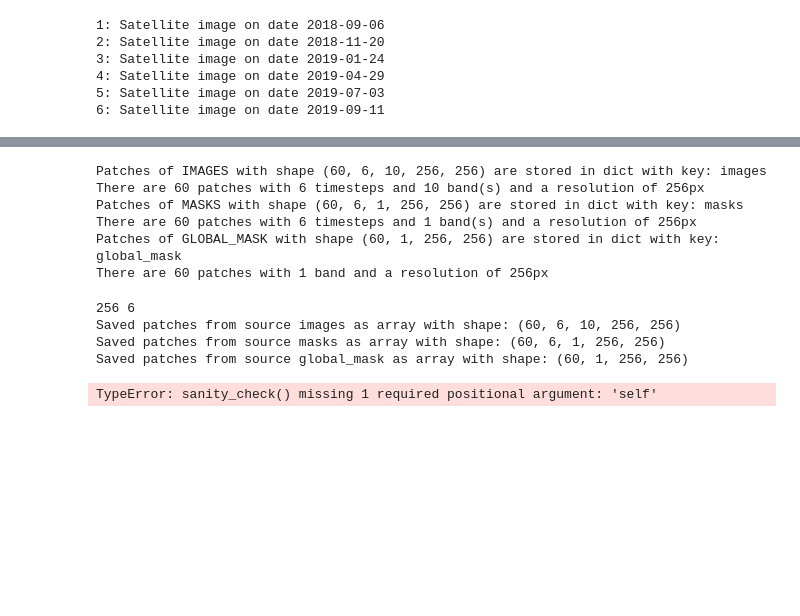
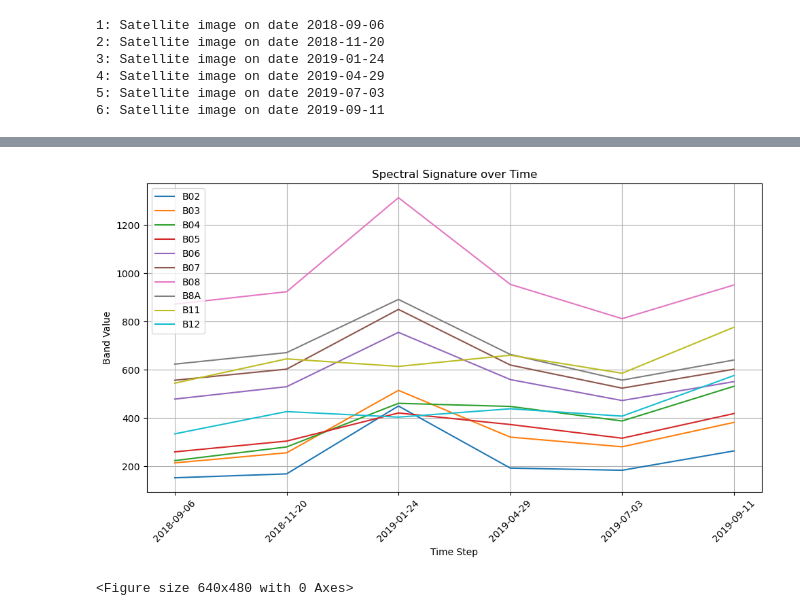
Before and after one commit to PaulH97/SatelliteDataCube, a Jupyter notebook: demo/setup_datacube.ipynb, the cells around one changed output, grey strips where cells are left out. Saved outputs shown, nothing was run; the diff lists cells and outputs as text; code cells hidden in the pictures; blank space fills up the shorter version.

```diff
--- a/demo/setup_datacube.ipynb
+++ b/demo/setup_datacube.ipynb
@@ -82,28 +43,0 @@ S2_Chimanimani_pt256_ts10 = S2_Chimanimani.filter_patches(
-# %%
-for source, array in S2_Chimanimani_pt256_ts10.items():
-    print(f"Patches of {source.upper()} with shape {array.shape} are stored in dict with key: {source}")
-    if source == "global_mask":
-        print(f"There are {array.shape[0]} patches with {array.shape[1]} band and a resolution of {array.shape[-1]}px")
-    else:
-        print(f"There are {array.shape[0]} patches with {array.shape[1]} timesteps and {array.shape[2]} band(s) and a resolution of {array.shape[-1]}px")
-# %% [output]
-Patches of IMAGES with shape (60, 6, 10, 256, 256) are stored in dict with key: images
-There are 60 patches with 6 timesteps and 10 band(s) and a resolution of 256px
-Patches of MASKS with shape (60, 6, 1, 256, 256) are stored in dict with key: masks
-There are 60 patches with 6 timesteps and 1 band(s) and a resolution of 256px
-Patches of GLOBAL_MASK with shape (60, 1, 256, 256) are stored in dict with key: global_mask
-There are 60 patches with 1 band and a resolution of 256px
-# %%
-# Save filtered patches
-patches_folder = r"D:\SatelliteDataCube\Chimanimani\patches"
-S2_Chimanimani.save_patches(patches=S2_Chimanimani_pt256_ts10, patches_folder=patches_folder)
-# %% [output]
-256 6
-Saved patches from source images as array with shape: (60, 6, 10, 256, 256)
-Saved patches from source masks as array with shape: (60, 6, 1, 256, 256)
-Saved patches from source global_mask as array with shape: (60, 1, 256, 256)
-# %%
-from satellite_datacube.utils import sanity_check
-sanity_check(patches=S2_Chimanimani_pt256_ts10)
-# %% [output]
-TypeError: sanity_check() missing 1 required positional argument: 'self'
@@ -109,0 +57,15 @@ TypeError: sanity_check() missing 1 required positional argument: 'self'
+# %%
+shapefile = r"D:\SatelliteDataCube\Chimanimani\shp\Zimb_Chimanimani_LS_tidy_s2.shp"
+S2_Chimanimani_spectralSig = S2_Chimanimani.create_spectral_signature(
+    shapefile=shapefile,
+    selected_timeseries=S2_Chimanimani_ts10,
+    output_folder=r"D:\SatelliteDataCube\Chimanimani\test_folder"
+    )
+# %%
+S2_Chimanimani.plot_spectral_signature(
+    spectral_signature=S2_Chimanimani_spectralSig,
+    output_folder=r"D:\SatelliteDataCube\Chimanimani\test_folder"
+    )
+# %% [output]
+[figure, added]
+<Figure size 640x480 with 0 Axes>
```
Also changed, not shown: parts of 6 cells of this notebook.
